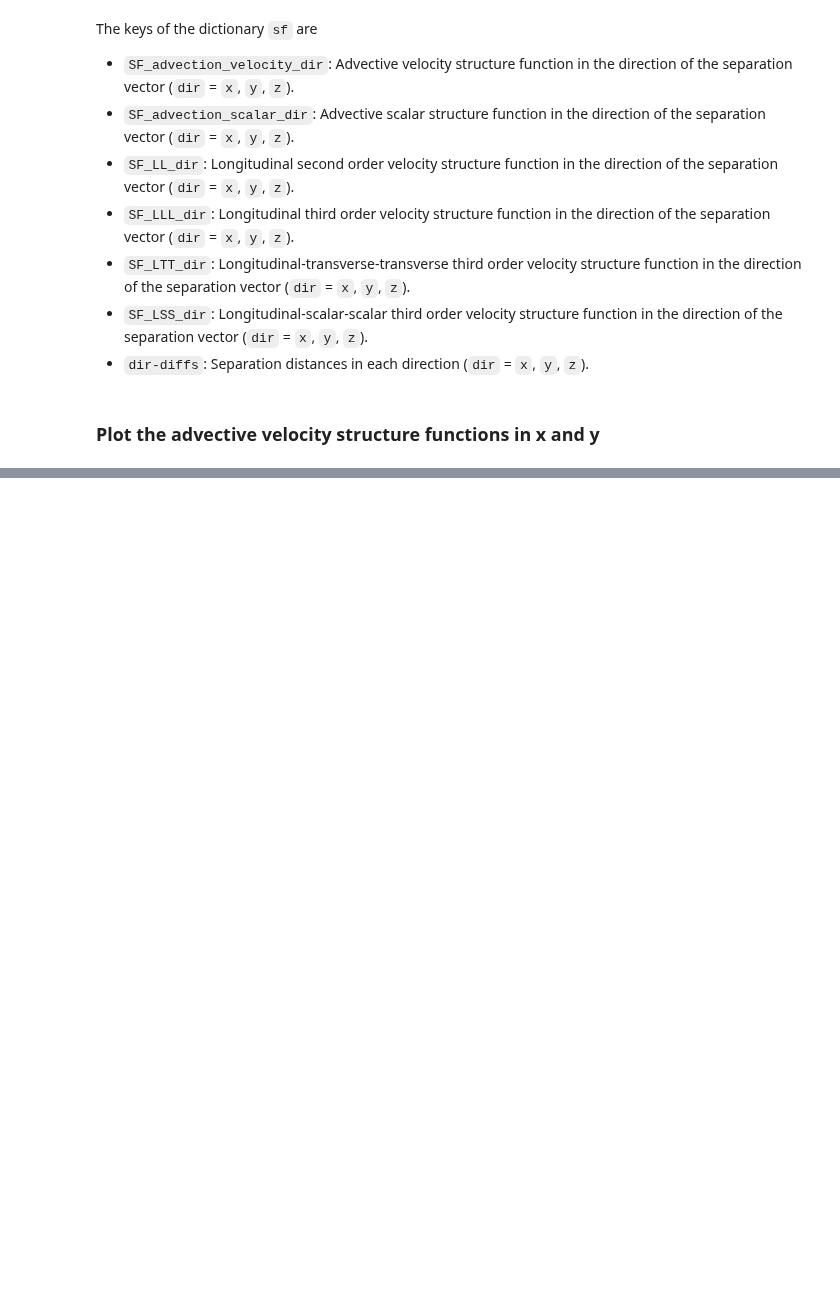
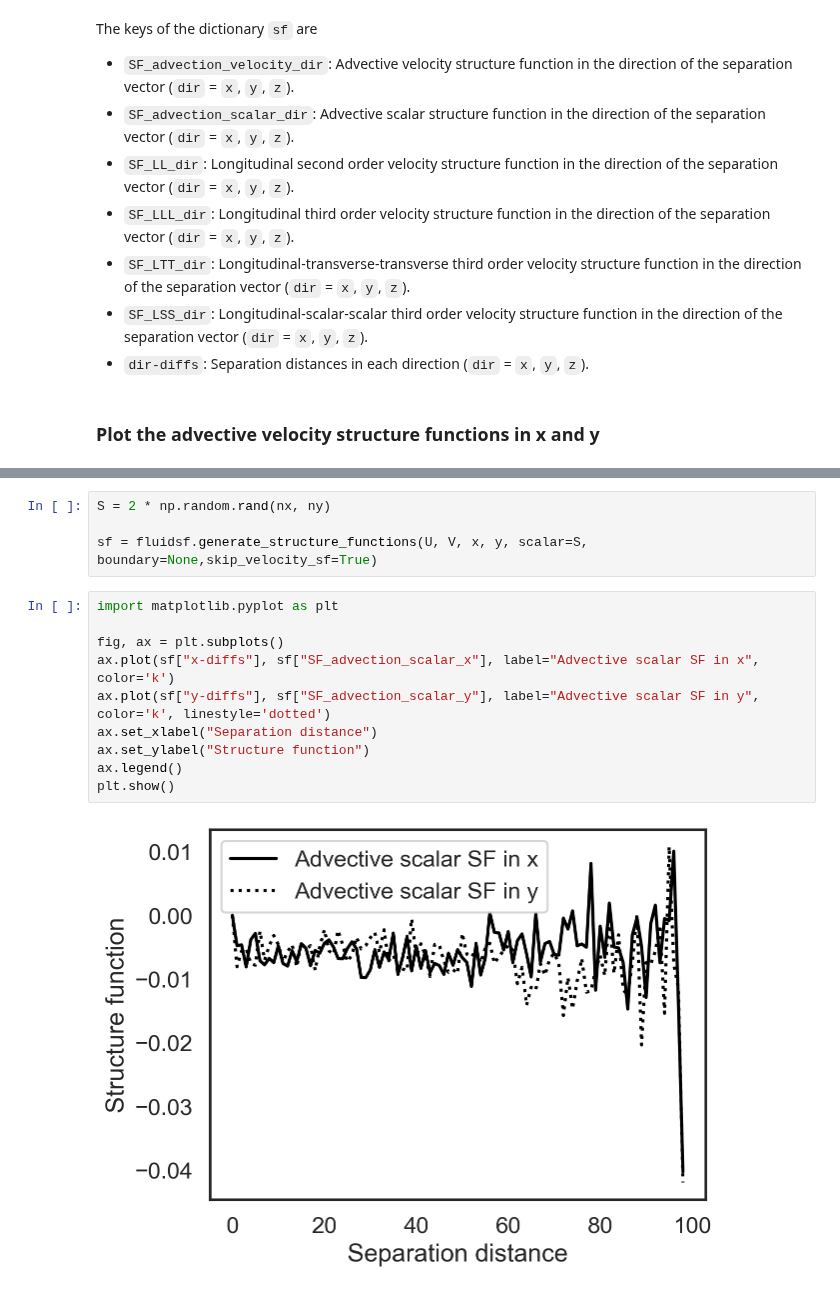
Before and after one commit to cassidymwagner/fluidsf, a Jupyter notebook: docs/source/qs.ipynb, the cells around one changed output, grey strips where cells are left out. Drawn from its saved outputs; the diff is of its cells as text; blank space fills up the shorter version.

```diff
--- a/docs/source/qs.ipynb
+++ b/docs/source/qs.ipynb
@@ -46,0 +56,16 @@ plt.show()
+# %%
+S = 2 * np.random.rand(nx, ny)
+
+sf = fluidsf.generate_structure_functions(U, V, x, y, scalar=S, boundary=None,skip_velocity_sf=True)
+# %%
+import matplotlib.pyplot as plt
+
+fig, ax = plt.subplots()
+ax.plot(sf["x-diffs"], sf["SF_advection_scalar_x"], label="Advective scalar SF in x", color='k')
+ax.plot(sf["y-diffs"], sf["SF_advection_scalar_y"], label="Advective scalar SF in y", color='k', linestyle='dotted')
+ax.set_xlabel("Separation distance")
+ax.set_ylabel("Structure function")
+ax.legend()
+plt.show()
+# %% [output]
+[figure, added]
```
Also changed, not shown: parts of 6 cells of this notebook.
